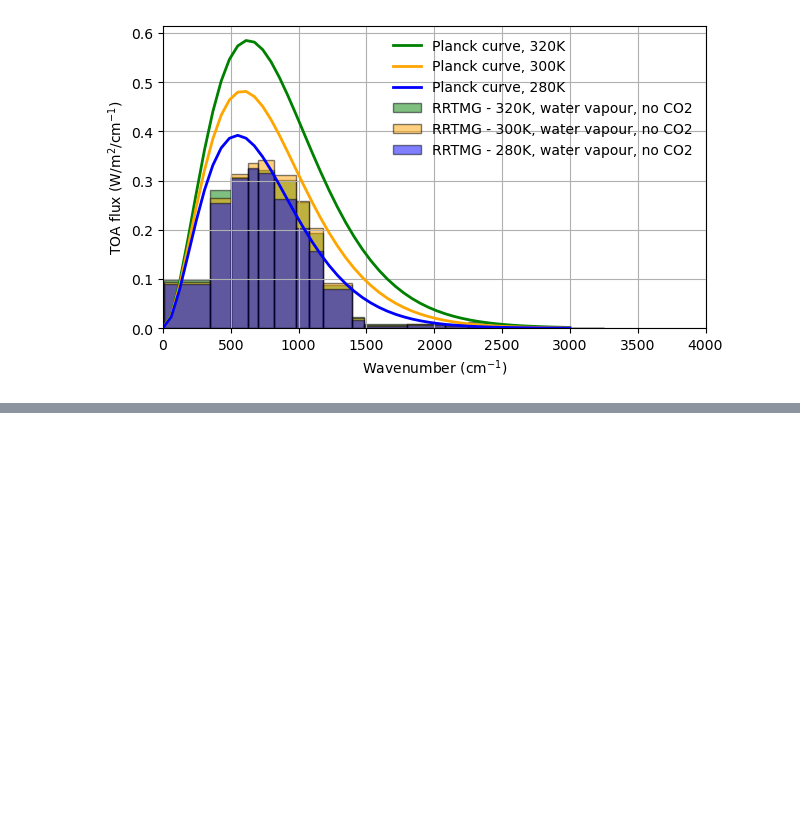
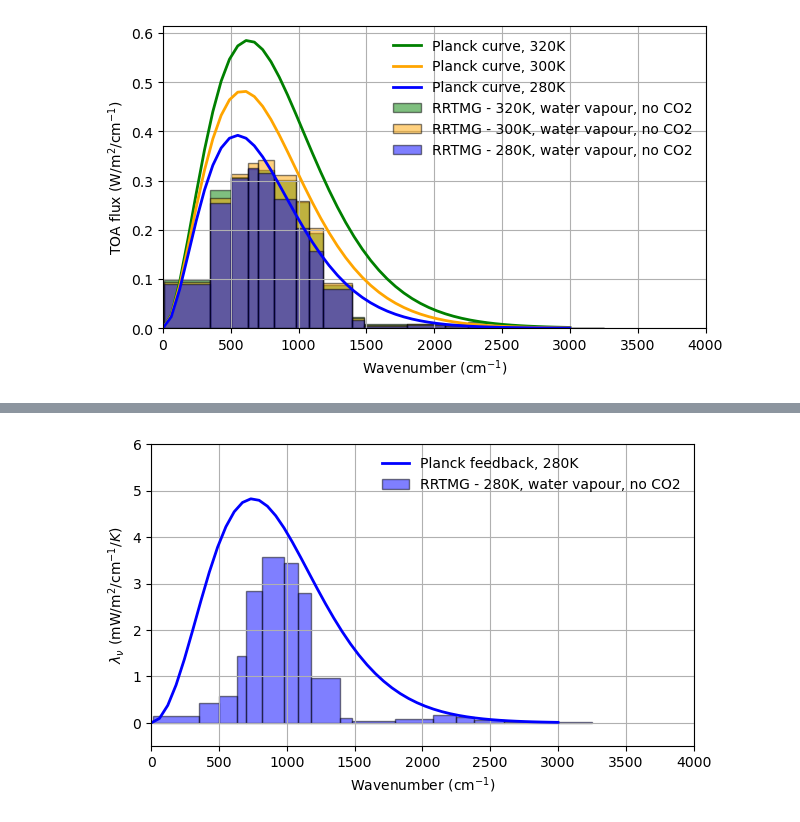
Before and after one commit to climlab/climlab, a Jupyter notebook: courseware/Spectral_OLR_with_RRTMG.ipynb, the cells around one changed output, grey strips where cells are left out. Drawn from its saved outputs; the diff is of its cells as text; code cells hidden in the pictures; blank space fills up the shorter version.

Commit message:
Adding a short section on spectral feedbacks, to augment the final part

```diff
--- a/courseware/Spectral_OLR_with_RRTMG.ipynb
+++ b/courseware/Spectral_OLR_with_RRTMG.ipynb
@@ -210,6 +212,11 @@ def make_planck_curve(ax, T, color='orange'):
     ax.plot(wavenumbers, planck_curve(wavenumbers, T),
             lw=2, color=color, label="Planck curve, {}K".format(T))
 
+def make_planck_feedback(ax, T, color='orange'):
+    '''Plot the Planck curve on the given ax object'''
+    ax.plot(wavenumbers, (planck_curve(wavenumbers, T+1)-planck_curve(wavenumbers, T))*1000,
+            lw=2, color=color, label="Planck feedback, {}K".format(T))
+
 def make_rrtmg_spectrum(ax, OLR_spectral, color='blue', alpha=0.5, label='RRTMG - 300K'):
     # Need to normalize RRTMG spectral outputs by width of each wavenumber band
     ax.bar(spectral_centers, np.squeeze(OLR_spectral)/spectral_widths,
@@ -364,0 +413,20 @@ We can clearly see from this plot that the OLR in the water vapour windows satur
+# %%
+""" Plot ! """
+fig, ax = plt.subplots(dpi=100, figsize=(7,4))
+
+SST=280
+make_planck_feedback(ax, SST, color=SSTcolors[SST])
+make_rrtmg_spectrum(ax, feedback[SST]*1000,
+                    label="RRTMG - {}K, water vapour, no CO2".format(SST),
+                    color=SSTcolors[SST])
+
+ax.set_xlim(0, 4000)
+
+ax.set_ylim(-0.5, 6)
+ax.legend(frameon=False, loc='upper right')
+
+ax.set_xlabel("Wavenumber (cm$^{-1}$)")
+ax.set_ylabel(r"$\lambda_{\nu}$ (mW/m$^{2}$/cm$^{-1}/K$)")
+ax.grid()
+# %% [output]
+[figure, added]
```
Also changed, not shown: parts of 11 cells of this notebook.
